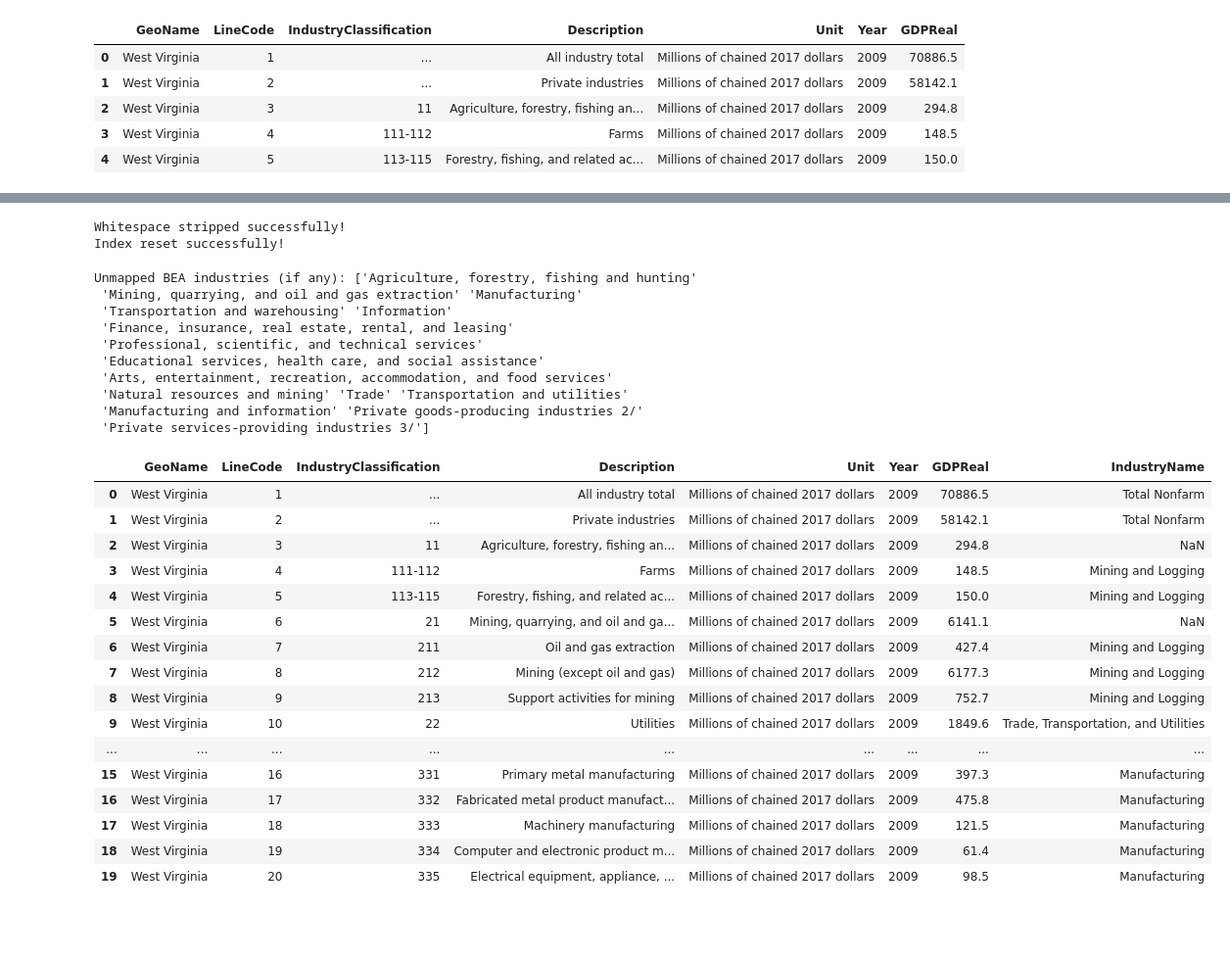
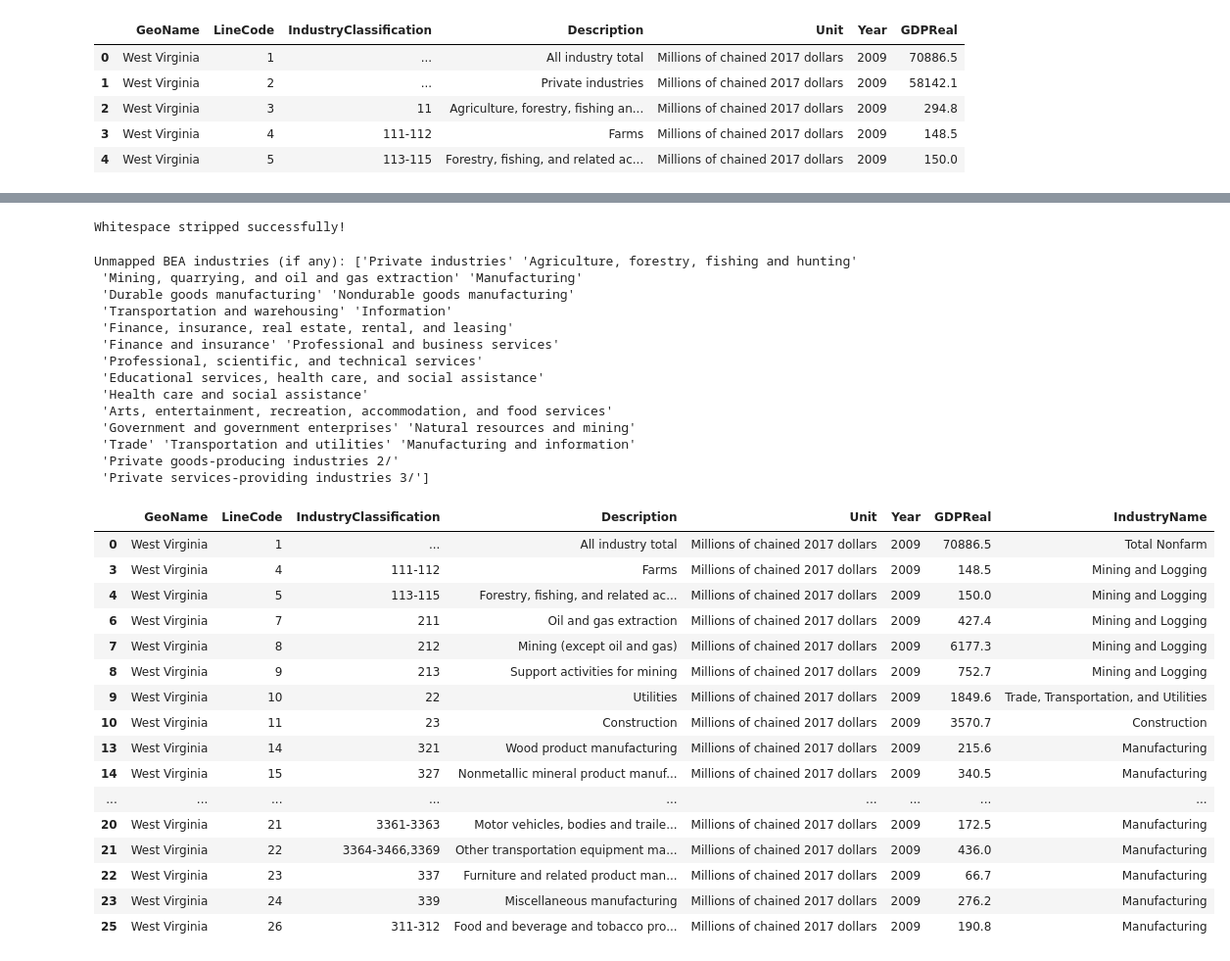
Before and after one commit to bgizzle78/nf-insights-project, a Jupyter notebook: notebooks/bea_sagdp9_wv_data_cleaning.ipynb, the cells around one changed output, grey strips where cells are left out. Shown at 98% size. Drawn from its saved outputs; the diff is of its cells as text; code cells hidden in the pictures; blank space fills up the shorter version.

```diff
--- a/notebooks/bea_sagdp9_wv_data_cleaning.ipynb
+++ b/notebooks/bea_sagdp9_wv_data_cleaning.ipynb
@@ -205,20 +205,14 @@ for col in text_cols:
     sagdp9wv_long[col] = sagdp9wv_long[col].str.strip()
 
 print('Whitespace stripped successfully!')
-
-# Reset index
-sagdp9wv_long = sagdp9wv_long.reset_index(drop=True)
-
-print('Index reset successfully!')
 # %% [output]
 Whitespace stripped successfully!
-Index reset successfully!
 # %%
-# Mapping BEA industries to top-level industries
+# Map BEA industries to top-level industries
 bea_mapping = {
     # Keep top-level totals just in case
     'All industry total': 'Total Nonfarm',
-    'Private industries': 'Total Nonfarm',
+    # 'Private industries': 'Total Nonfarm',
 
     # Agriculture / Natural resources
     'Forestry, fishing, and related activities': 'Mining and Logging',
@@ -234,8 +228,8 @@ bea_mapping = {
     'Construction': 'Construction',
 
     # Manufacturing (all subsectors)
-    'Durable goods manufacturing': 'Manufacturing',
-    'Nondurable goods manufacturing': 'Manufacturing',
+    # 'Durable goods manufacturing': 'Manufacturing',
+    # 'Nondurable goods manufacturing': 'Manufacturing',
     'Wood product manufacturing': 'Manufacturing',
     'Nonmetallic mineral product manufacturing': 'Manufacturing',
     'Primary metal manufacturing': 'Manufacturing',
@@ -275,7 +269,7 @@ bea_mapping = {
     'Data processing, hosting, and other information services': 'Information',
 
     # Finance and Insurance
-    'Finance and insurance': 'Finance and Insurance',
+    # 'Finance and insurance': 'Finance and Insurance',
     'Monetary Authorities- central bank, credit intermediation, and related services': 'Finance and Insurance',
     'Securities, commodity contracts, and other financial investments and related activities': 'Finance and Insurance',
     'Insurance carriers and related activities': 'Finance and Insurance',
@@ -287,7 +281,7 @@ bea_mapping = {
     'Rental and leasing services and lessors of nonfinancial intangible assets': 'Real Estate and Rental and Leasing',
 
     # Professional and Business Services
-    'Professional and business services': 'Professional and Business Services',
+    # 'Professional and business services': 'Professional and Business Services',
     'Legal services': 'Professional and Business Services',
     'Computer systems design and related services': 'Professional and Business Services',
     'Miscellaneous professional, scientific, and technical services': 'Professional and Business Services',
@@ -297,7 +291,7 @@ bea_mapping = {
     'Waste management and remediation services': 'Professional and Business Services',
 
     # Health Care and Social Assistance
-    'Health care and social assistance': 'Health Care and Social Assistance',
+    # 'Health care and social assistance': 'Health Care and Social Assistance',
     'Ambulatory health care services': 'Health Care and Social Assistance',
     'Hospitals': 'Health Care and Social Assistance',
     'Nursing and residential care facilities': 'Health Care and Social Assistance',
@@ -315,50 +309,57 @@ bea_mapping = {
     'Food services and drinking places': 'Leisure and Hospitality',
 
     # Other Services
     'Other services (except government and government enterprises)': 'Other Services',
 
     # Government
-    'Government and government enterprises': 'Government',
+    # 'Government and government enterprises': 'Government',
     'Federal civilian': 'Government',
     'Military': 'Government',
     'State and local': 'Government',
 }
 
 # Create a new column for industries using the mapping
 sagdp9wv_long['IndustryName'] = sagdp9wv_long['Description'].map(bea_mapping)
 
 # Check for any unmapped industries
 unmapped = sagdp9wv_long[sagdp9wv_long['IndustryName'].isna()]['Description'].unique()
 print('Unmapped BEA industries (if any):', unmapped)
 
+# Drop rows that are parent lines or aggregates that are not needed
+sagdp9wv_long = sagdp9wv_long.dropna(subset=['IndustryName'])
+
 # Check the result
 sagdp9wv_long.head(20)
 # %% [output]
-Unmapped BEA industries (if any): ['Agriculture, forestry, fishing and hunting'
+Unmapped BEA industries (if any): ['Private industries' 'Agriculture, forestry, fishing and hunting'
  'Mining, quarrying, and oil and gas extraction' 'Manufacturing'
+ 'Durable goods manufacturing' 'Nondurable goods manufacturing'
  'Transportation and warehousing' 'Information'
  'Finance, insurance, real estate, rental, and leasing'
+ 'Finance and insurance' 'Professional and business services'
  'Professional, scientific, and technical services'
  'Educational services, health care, and social assistance'
+ 'Health care and social assistance'
  'Arts, entertainment, recreation, accommodation, and food services'
- 'Natural resources and mining' 'Trade' 'Transportation and utilities'
- 'Manufacturing and information' 'Private goods-producing industries 2/'
+ 'Government and government enterprises' 'Natural resources and mining'
+ 'Trade' 'Transportation and utilities' 'Manufacturing and information'
+ 'Private goods-producing industries 2/'
  'Private services-providing industries 3/']
 |  | GeoName | LineCode | IndustryClassification | Description | Unit | Year | GDPReal | IndustryName |
 | 0 | West Virginia | 1 | ... | All industry total | Millions of chained 2017 dollars | 2009 | 70886.5 | Total Nonfarm |
-| 1 | West Virginia | 2 | ... | Private industries | Millions of chained 2017 dollars | 2009 | 58142.1 | Total Nonfarm |
-| 2 | West Virginia | 3 | 11 | Agriculture, forestry, fishing an... | Millions of chained 2017 dollars | 2009 | 294.8 | NaN |
 | 3 | West Virginia | 4 | 111-112 | Farms | Millions of chained 2017 dollars | 2009 | 148.5 | Mining and Logging |
 | 4 | West Virginia | 5 | 113-115 | Forestry, fishing, and related ac... | Millions of chained 2017 dollars | 2009 | 150.0 | Mining and Logging |
-| 5 | West Virginia | 6 | 21 | Mining, quarrying, and oil and ga... | Millions of chained 2017 dollars | 2009 | 6141.1 | NaN |
 | 6 | West Virginia | 7 | 211 | Oil and gas extraction | Millions of chained 2017 dollars | 2009 | 427.4 | Mining and Logging |
 | 7 | West Virginia | 8 | 212 | Mining (except oil and gas) | Millions of chained 2017 dollars | 2009 | 6177.3 | Mining and Logging |
 | 8 | West Virginia | 9 | 213 | Support activities for mining | Millions of chained 2017 dollars | 2009 | 752.7 | Mining and Logging |
 | 9 | West Virginia | 10 | 22 | Utilities | Millions of chained 2017 dollars | 2009 | 1849.6 | Trade, Transportation, and Utilities |
+| 10 | West Virginia | 11 | 23 | Construction | Millions of chained 2017 dollars | 2009 | 3570.7 | Construction |
+| 13 | West Virginia | 14 | 321 | Wood product manufacturing | Millions of chained 2017 dollars | 2009 | 215.6 | Manufacturing |
+| 14 | West Virginia | 15 | 327 | Nonmetallic mineral product manuf... | Millions of chained 2017 dollars | 2009 | 340.5 | Manufacturing |
 | ... | ... | ... | ... | ... | ... | ... | ... | ... |
-| 15 | West Virginia | 16 | 331 | Primary metal manufacturing | Millions of chained 2017 dollars | 2009 | 397.3 | Manufacturing |
-| 16 | West Virginia | 17 | 332 | Fabricated metal product manufact... | Millions of chained 2017 dollars | 2009 | 475.8 | Manufacturing |
-| 17 | West Virginia | 18 | 333 | Machinery manufacturing | Millions of chained 2017 dollars | 2009 | 121.5 | Manufacturing |
-| 18 | West Virginia | 19 | 334 | Computer and electronic product m... | Millions of chained 2017 dollars | 2009 | 61.4 | Manufacturing |
-| 19 | West Virginia | 20 | 335 | Electrical equipment, appliance, ... | Millions of chained 2017 dollars | 2009 | 98.5 | Manufacturing |
+| 20 | West Virginia | 21 | 3361-3363 | Motor vehicles, bodies and traile... | Millions of chained 2017 dollars | 2009 | 172.5 | Manufacturing |
+| 21 | West Virginia | 22 | 3364-3466,3369 | Other transportation equipment ma... | Millions of chained 2017 dollars | 2009 | 436.0 | Manufacturing |
+| 22 | West Virginia | 23 | 337 | Furniture and related product man... | Millions of chained 2017 dollars | 2009 | 66.7 | Manufacturing |
+| 23 | West Virginia | 24 | 339 | Miscellaneous manufacturing | Millions of chained 2017 dollars | 2009 | 276.2 | Manufacturing |
+| 25 | West Virginia | 26 | 311-312 | Food and beverage and tobacco pro... | Millions of chained 2017 dollars | 2009 | 190.8 | Manufacturing |
 # %%
```
Also changed, not shown: parts of 7 cells of this notebook, 1 other file.
